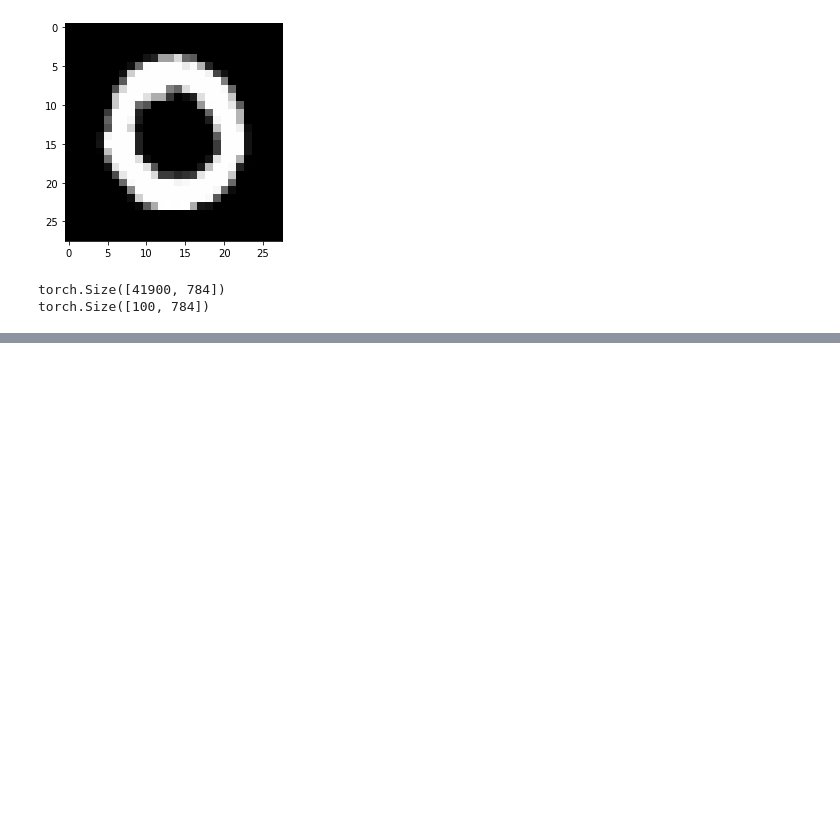
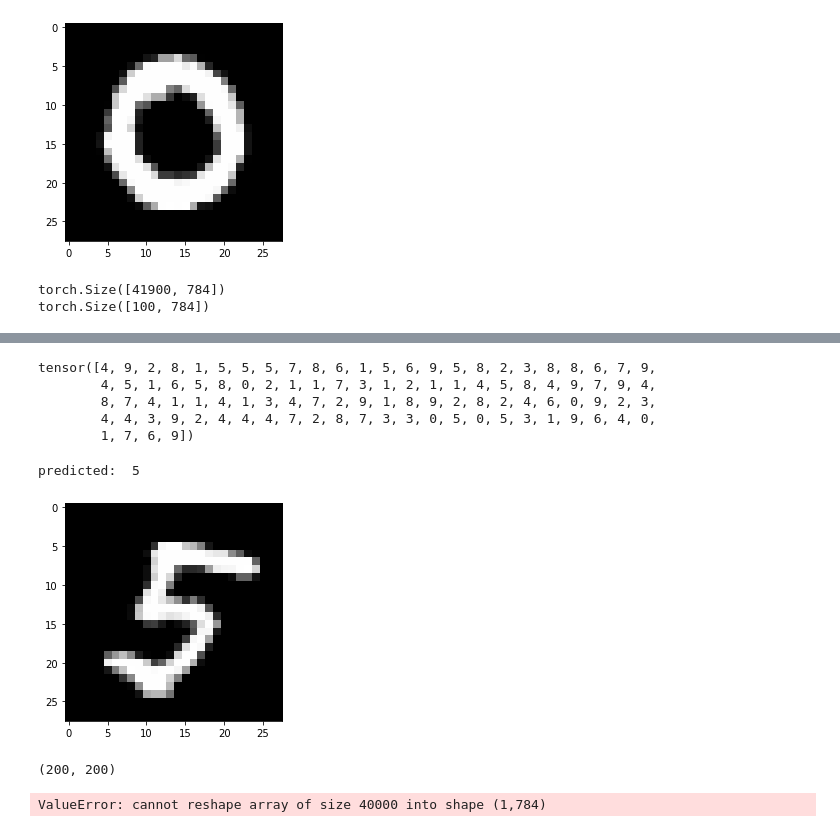
Before and after one commit to nmit-406/image-processing-labs, a Jupyter notebook: end-project/tsogoo/convolutional_neural_network_19_Nov_2019/nn_pytorch.ipynb, the cells around one changed output, grey strips where cells are left out. Cells and saved outputs as stored; diff of their text form; code cells hidden in the pictures; blank space fills up the shorter version.

Commit message:
some folder changes and mnits project

```diff
--- a/end-project/tsogoo/convolutional_neural_network_19_Nov_2019/nn_pytorch.ipynb
+++ b/end-project/tsogoo/convolutional_neural_network_19_Nov_2019/nn_pytorch.ipynb
@@ -168,0 +145,16 @@ model = torch.load("path.pt")
+# %%
+
+
+model = nn.Sequential(
+            nn.Linear(784,300), # nn.conv2d(in_channel=1, out_channel=3, kernel_size=5, stride=1, padding=1) #narrow vs same
+            # nn.MaxPool2d()
+            nn.ReLU(),
+            nn.Linear(300,100), #
+            nn.ReLU(),
+            nn.Linear(100,10),  #
+            nn.Softmax()
+        )
+
+PATH = "test.pt"
+model.load_state_dict(torch.load(PATH))
+model.eval()
@@ -168,0 +170,20 @@ model = torch.load("path.pt")
+# %%
+pred = model(test_x)
+pred_ids = pred.argmax(1)
+print(pred_ids)
+# %% [output]
+tensor([4, 9, 2, 8, 1, 5, 5, 5, 7, 8, 6, 1, 5, 6, 9, 5, 8, 2, 3, 8, 8, 6, 7, 9,
+        4, 5, 1, 6, 5, 8, 0, 2, 1, 1, 7, 3, 1, 2, 1, 1, 4, 5, 8, 4, 9, 7, 9, 4,
+        8, 7, 4, 1, 1, 4, 1, 3, 4, 7, 2, 9, 1, 8, 9, 2, 8, 2, 4, 6, 0, 9, 2, 3,
+        4, 4, 3, 9, 2, 4, 4, 4, 7, 2, 8, 7, 3, 3, 0, 5, 0, 5, 3, 1, 9, 6, 4, 0,
+        1, 7, 6, 9])
+# %%
+# Жишээ дата
+data_id = 12
+print("predicted: ", pred_ids[data_id].item())
+# print(test_x[data_id].view(28,28))
+plt.imshow(test_x[data_id].view(28,28), cmap='Greys_r')
+plt.show()
+# %% [output]
+predicted:  5
+[figure, added]
@@ -168,0 +192,14 @@ model = torch.load("path.pt")
+# %%
+im = Image.open("/Users/bayartsogtyadamsuren/Public/Document_backup/NMIT/image-processing/image-processing-labs/end-project/tsogoo/final_project_mnist/mnist/template/static/public/img.png")
+# im = im.resize((28, 28))
+im = np.array(im)[...,3]# .resize(28, 28)
+print(im.shape)
+test_tensor = torch.tensor(im.reshape(1, 28 * 28), dtype=torch.float32)
+
+pred = model(test_tensor)
+print(pred)
+pred_ids = pred.argmax(1)
+print(pred_ids)
+# %% [output]
+(200, 200)
+ValueError: cannot reshape array of size 40000 into shape (1,784)
```
Also changed, not shown: parts of 15 cells of this notebook, 4 other files.
